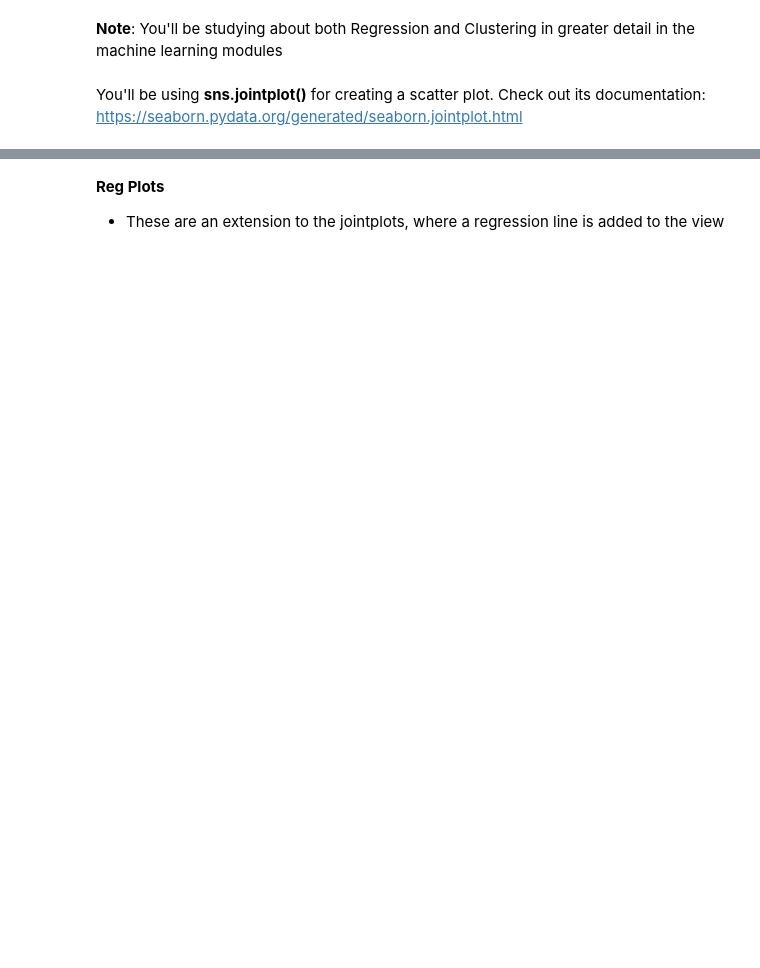
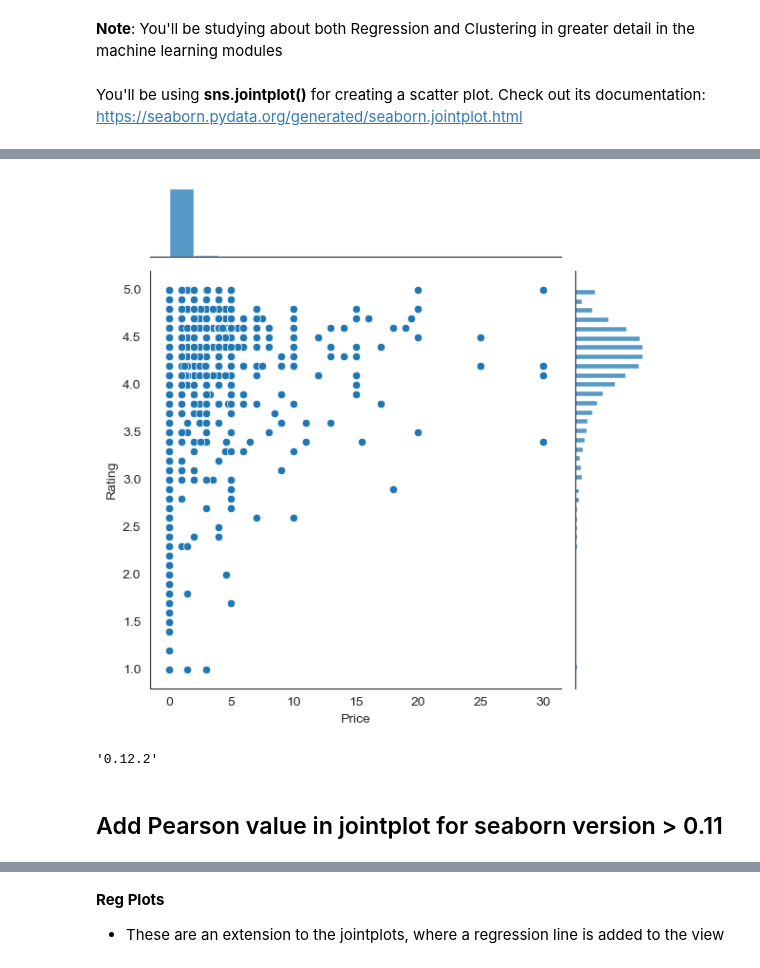
Before and after one commit to AnkitSalian/Machine_Learning_Notes, a Jupyter notebook: Data Visualization/Case Study/Case+Study+Notebook/Case Study Notebook/Data Visualisation in Python - Case Study.ipynb, the cells around one changed output, grey strips where cells are left out. Drawn from its saved outputs; the diff is of its cells as text; code cells hidden in the pictures; blank space fills up the shorter version.

```diff
--- a/Data Visualization/Case Study/Case+Study+Notebook/Case Study Notebook/Data Visualisation in Python - Case Study.ipynb
+++ b/Data Visualization/Case Study/Case+Study+Notebook/Case Study Notebook/Data Visualisation in Python - Case Study.ipynb
@@ -955,2 +965,12 @@ https://seaborn.pydata.org/generated/seaborn.jointplot.html
 # %%
 ## Plot a jointplot for Price and Rating
+sns.jointplot(x=inp1.Price, y=inp1.Rating)
+plt.show()
+# %% [output]
+[figure, added]
+# %%
+sns.__version__
+# %% [output]
+'0.12.2'
+# %% [markdown]
+## Add Pearson value in jointplot for seaborn version > 0.11
```
Also changed, not shown: parts of 24 cells of this notebook.
